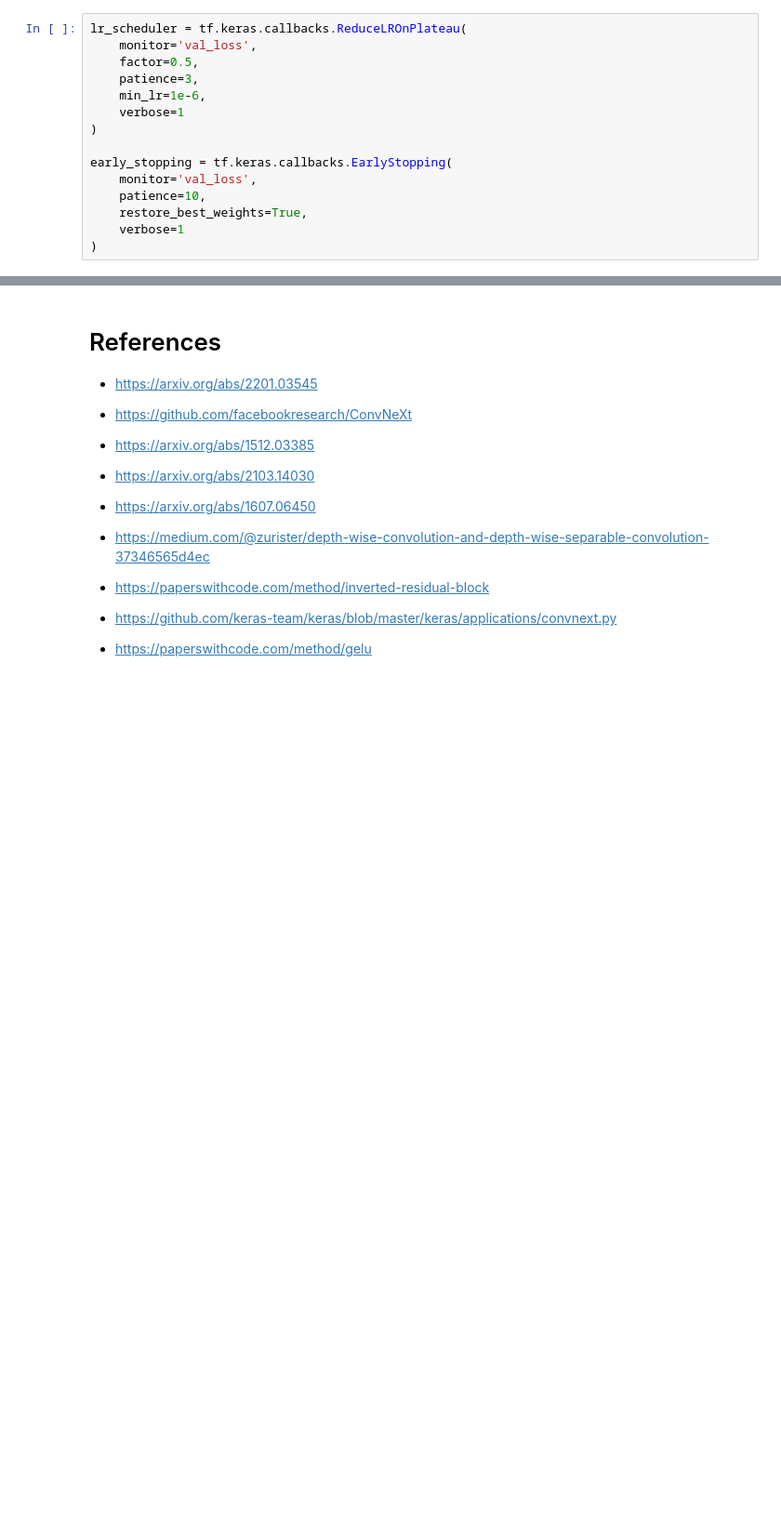
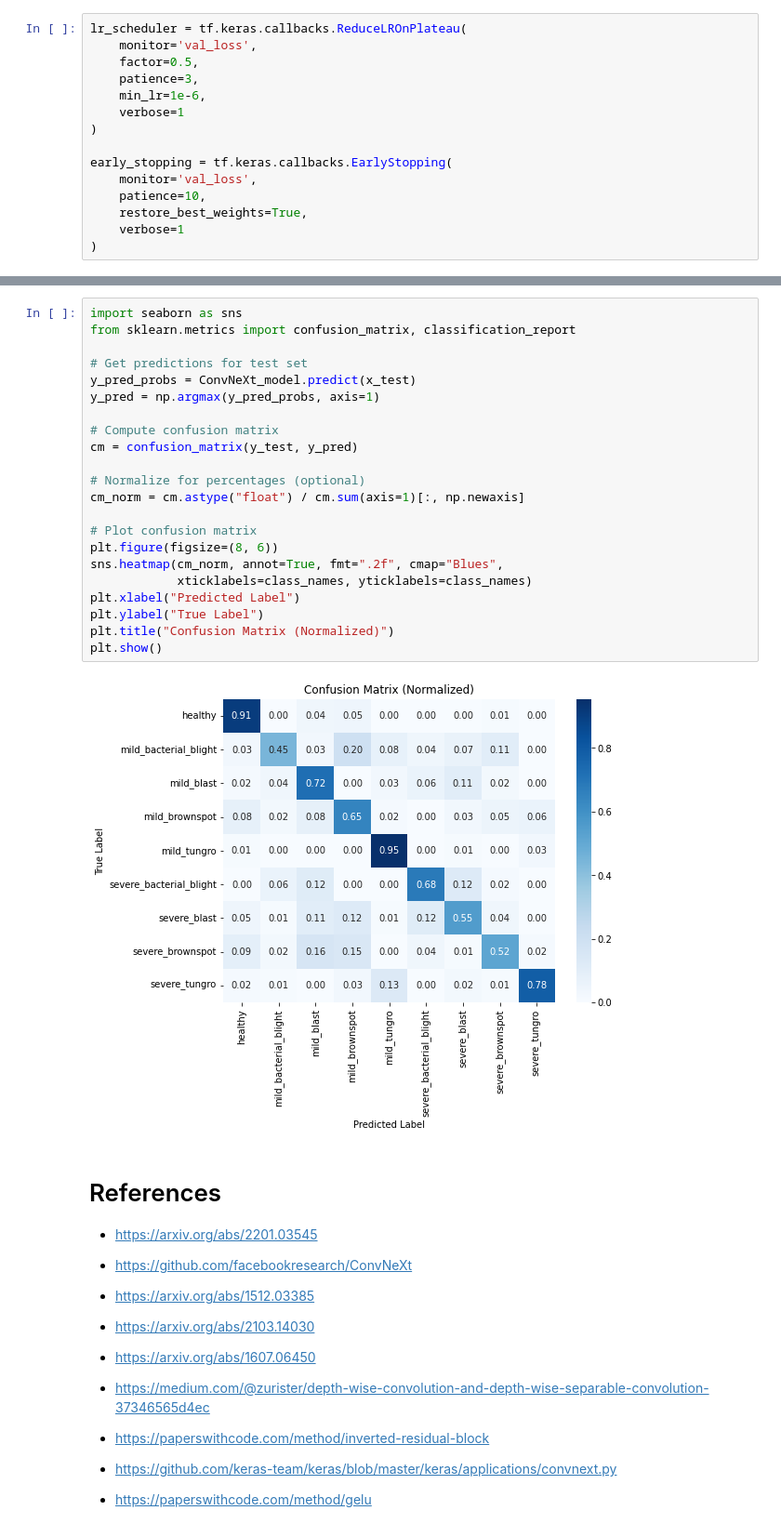
Before and after one commit to Pronoy-Deb/Research_Works, a Jupyter notebook: convnext-model.ipynb, the cells around one changed output, grey strips where cells are left out. Shown at 93% size. Cells and saved outputs as stored; diff of their text form; blank space fills up the shorter version.

Commit message:
Kaggle Notebook | ConvNeXt Model | Version 4

```diff
--- a/convnext-model.ipynb
+++ b/convnext-model.ipynb
@@ -672,3 +591,27 @@ for class_idx, class_name in enumerate(class_names):
+# %%
+import seaborn as sns
+from sklearn.metrics import confusion_matrix, classification_report
+
+# Get predictions for test set
+y_pred_probs = ConvNeXt_model.predict(x_test)
+y_pred = np.argmax(y_pred_probs, axis=1)
+
+# Compute confusion matrix
+cm = confusion_matrix(y_test, y_pred)
+
+# Normalize for percentages (optional)
+cm_norm = cm.astype("float") / cm.sum(axis=1)[:, np.newaxis]
+
+# Plot confusion matrix
+plt.figure(figsize=(8, 6))
+sns.heatmap(cm_norm, annot=True, fmt=".2f", cmap="Blues",
+            xticklabels=class_names, yticklabels=class_names)
+plt.xlabel("Predicted Label")
+plt.ylabel("True Label")
+plt.title("Confusion Matrix (Normalized)")
+plt.show()
+# %% [output]
+[figure, added]
 # %% [markdown]
 # References
 
```
Also changed, not shown: parts of 6 cells of this notebook.
